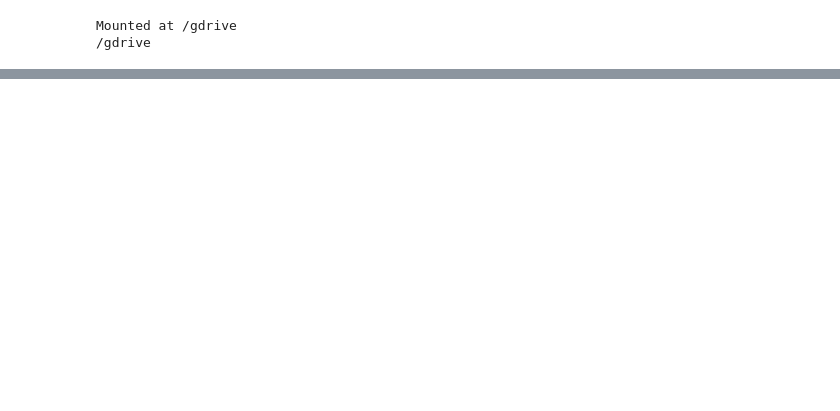
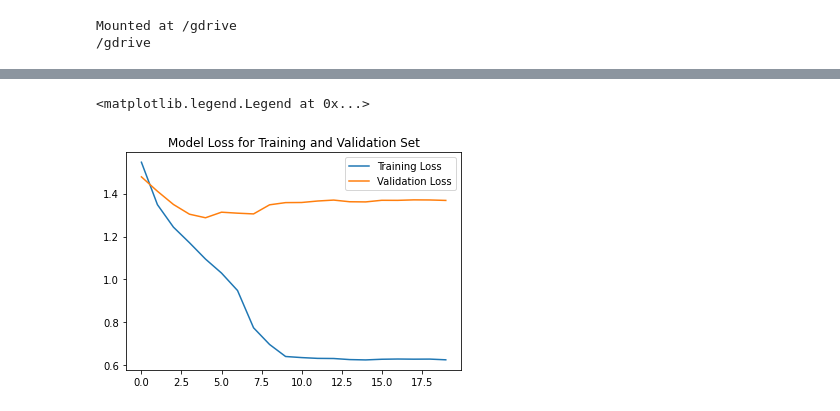
Before and after one commit to anosharahim/deep-learning, a Jupyter notebook: emotion_recognition.ipynb, the cells around one changed output, grey strips where cells are left out. Saved outputs shown, nothing was run; the diff lists cells and outputs as text; code cells hidden in the pictures; blank space fills up the shorter version.

```diff
--- a/emotion_recognition.ipynb
+++ b/emotion_recognition.ipynb
@@ -131,0 +279,22 @@ plt.bar(list(train_freq.keys()),list(train_freq.values()))
+# %%
+
+#create path to checkpoint to save model weights
+ckpt_path = os.path.join('/content/drive/MyDrive/Capstone/datasets', 'ckpt')
+
+#reduce learning rate when performance doesn't increase for 5 epochs
+lrd = ReduceLROnPlateau(monitor = 'val_loss',patience = 5,verbose = 1,factor = 0.1, min_lr = 1e-10)
+#stop early if performance doesn't increase substantially for 10 epochs
+#es = EarlyStopping(min_delta=.001, verbose=1, patience=15)
+
+#create model checkpoint to save weights
+check_point = K.callbacks.ModelCheckpoint(filepath=  ckpt_path,
+                                              monitor="val_accuracy",
+                                              mode="max",
+                                              save_best_only=True,)
+
+#Train the model using min--batch gradient descent
+history = model.fit(x_train, y_train, batch_size=32, epochs=100, verbose=1,
+                        validation_data=(x_val, y_val),
+                        callbacks=[lrd, check_point])
+
+model.save(ckpt_path)
@@ -131,0 +319,14 @@ plt.bar(list(train_freq.keys()),list(train_freq.values()))
+# %%
+hist = history.history
+train_acc = hist['accuracy']
+train_loss = hist['loss']
+val_acc = hist['val_accuracy']
+val_loss = hist['val_loss']
+
+plt.title("Model Loss for Training and Validation Set")
+plt.plot(train_loss, label = 'Training Loss')
+plt.plot(val_loss, label = 'Validation Loss')
+plt.legend()
+# %% [output]
+<matplotlib.legend.Legend at 0x...>
+[figure, added]
```
Also changed, not shown: parts of 30 cells of this notebook.
